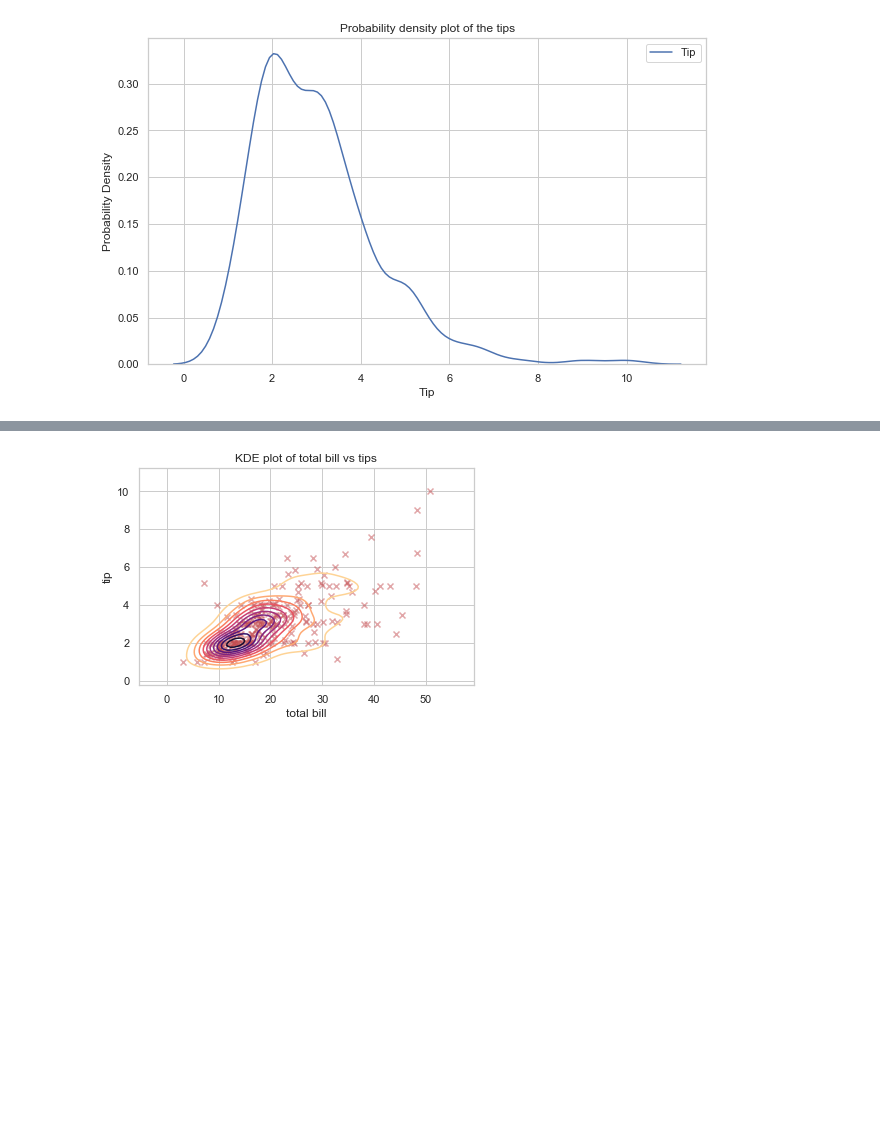
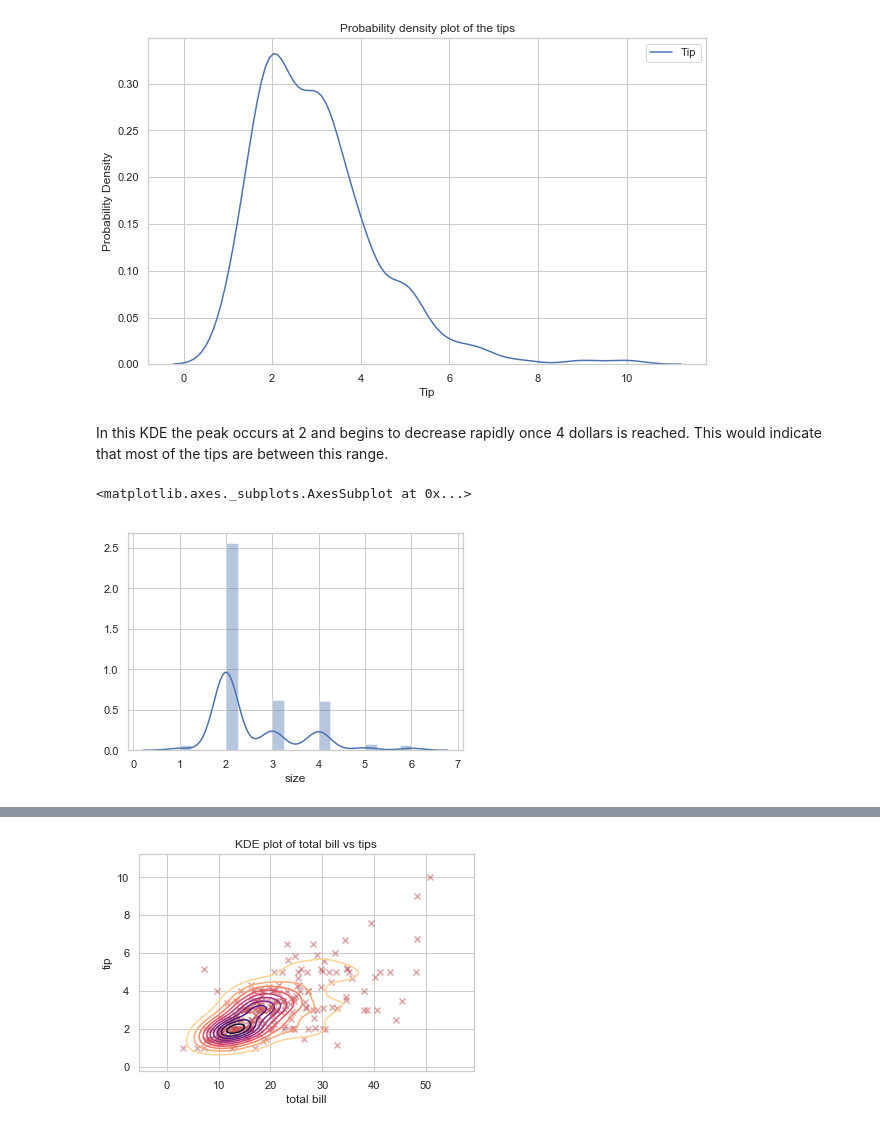
Before and after one commit to bexiturley/Fundamentals-of-Data-Analysis-Assessment-2019, a Jupyter notebook: reorderTips.ipynb, the cells around one changed output, grey strips where cells are left out. Cells and saved outputs as stored; diff of their text form; code cells hidden in the pictures; blank space fills up the shorter version.

```diff
--- a/reorderTips.ipynb
+++ b/reorderTips.ipynb
@@ -869,3 +873,10 @@ plt.title('Probability density plot of the tips')
 plt.show()
 # %% [output]
 [figure]
+# %% [markdown]
+In this KDE the peak occurs at 2 and begins to decrease rapidly once 4 dollars is reached. This would indicate that most of the tips are between this range.
+# %%
+sns.distplot(tips["size"], bins=20)
+# %% [output]
+<matplotlib.axes._subplots.AxesSubplot at 0x...>
+[figure, added]
```
Also changed, not shown: parts of 41 cells of this notebook.
